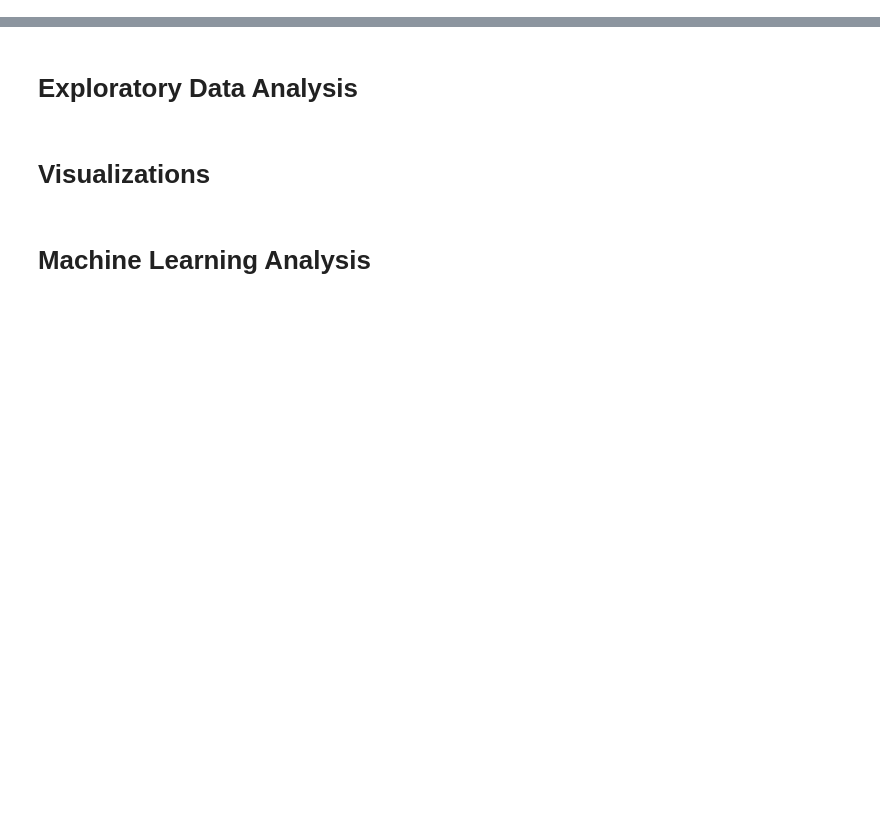
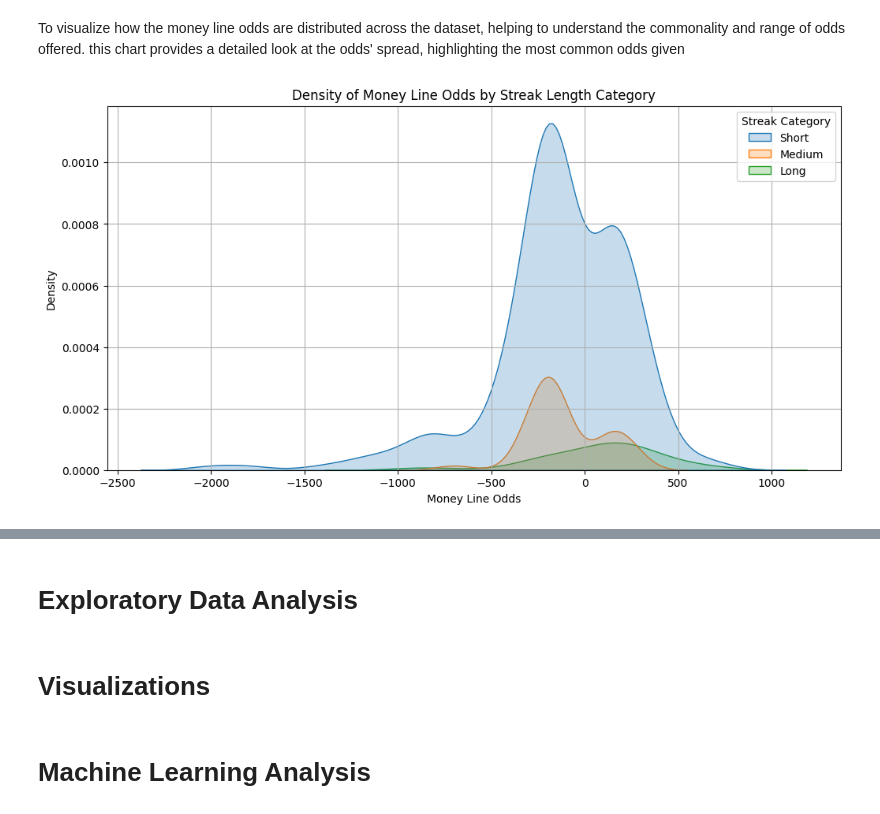
Before and after one commit to ihern/418-Project, a Jupyter notebook: NBA_Sport_Bet_Analysis.ipynb, the cells around one changed output, grey strips where cells are left out. Drawn from its saved outputs; the diff is of its cells as text; code cells hidden in the pictures; blank space fills up the shorter version.

```diff
--- a/NBA_Sport_Bet_Analysis.ipynb
+++ b/NBA_Sport_Bet_Analysis.ipynb
@@ -17,0 +201,15 @@ Changes Since Proposal: None
+# %% [markdown]
+To visualize how the money line odds are distributed across the dataset, helping to understand the commonality and range of odds offered. this chart provides a detailed look at the odds' spread, highlighting the most common odds given
+# %%
+#  Density Plot of Money Line Odds for Different Streak Lengths
+streaks_with_bets['Streak Category'] = pd.cut(streaks_with_bets['Streak Length'], bins=[0, 10, 20, float('inf')], labels=['Short', 'Medium', 'Long'])
+
+plt.figure(figsize=(12, 6))
+sns.kdeplot(data=streaks_with_bets, x='Money Line', hue='Streak Category', fill=True)
+plt.title('Density of Money Line Odds by Streak Length Category')
+plt.xlabel('Money Line Odds')
+plt.ylabel('Density')
+plt.grid(True)
+plt.show()
+# %% [output]
+[figure, added]
```
Also changed, not shown: parts of 54 cells of this notebook, 1 other file.
